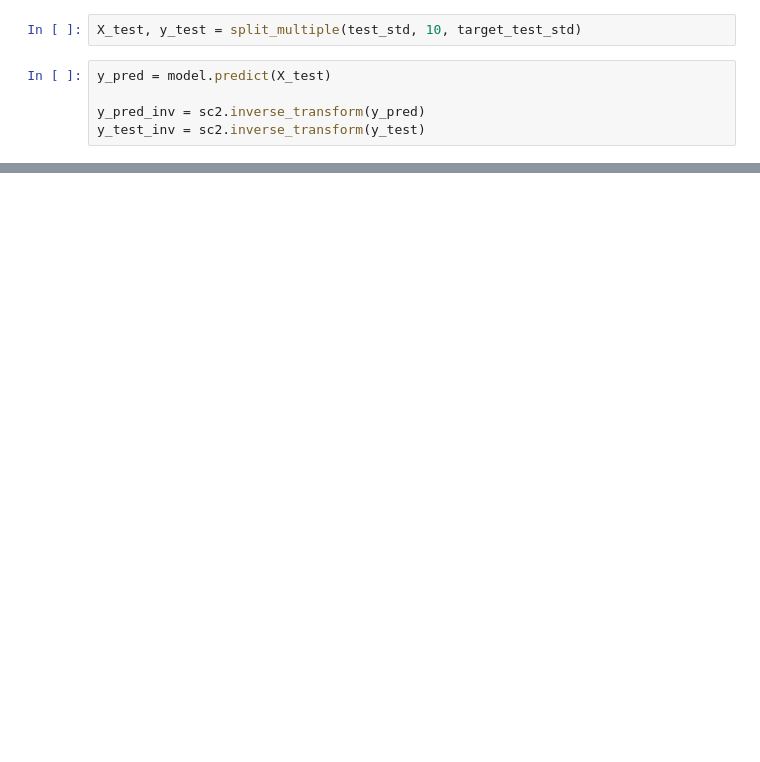
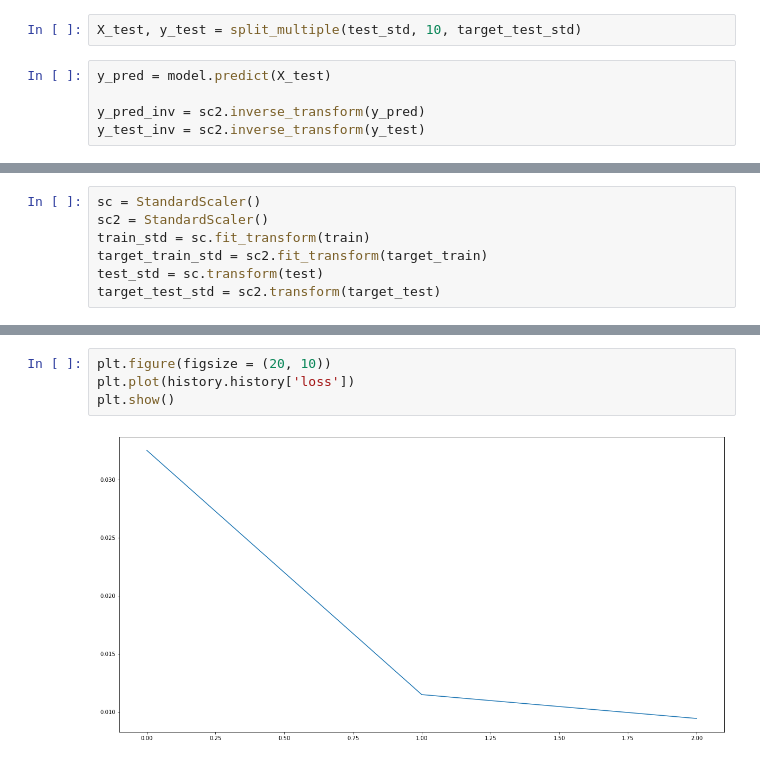
Before and after one commit to McGill-MMA-EnterpriseAnalytics/Cloud-Computations, a Jupyter notebook: RNN.ipynb, the cells around one changed output, grey strips where cells are left out. Saved outputs shown, nothing was run; the diff lists cells and outputs as text; blank space fills up the shorter version.

```diff
--- a/RNN.ipynb
+++ b/RNN.ipynb
@@ -233,0 +240,7 @@ RMSE: 1.1186237407523658
+# %%
+sc = StandardScaler()
+sc2 = StandardScaler()
+train_std = sc.fit_transform(train)
+target_train_std = sc2.fit_transform(target_train)
+test_std = sc.transform(test)
+target_test_std = sc2.transform(target_test)
@@ -233,0 +308,6 @@ RMSE: 1.1186237407523658
+# %%
+plt.figure(figsize = (20, 10))
+plt.plot(history.history['loss'])
+plt.show()
+# %% [output]
+[figure, added]
```
Also changed, not shown: parts of 17 cells of this notebook, 1 other file.
